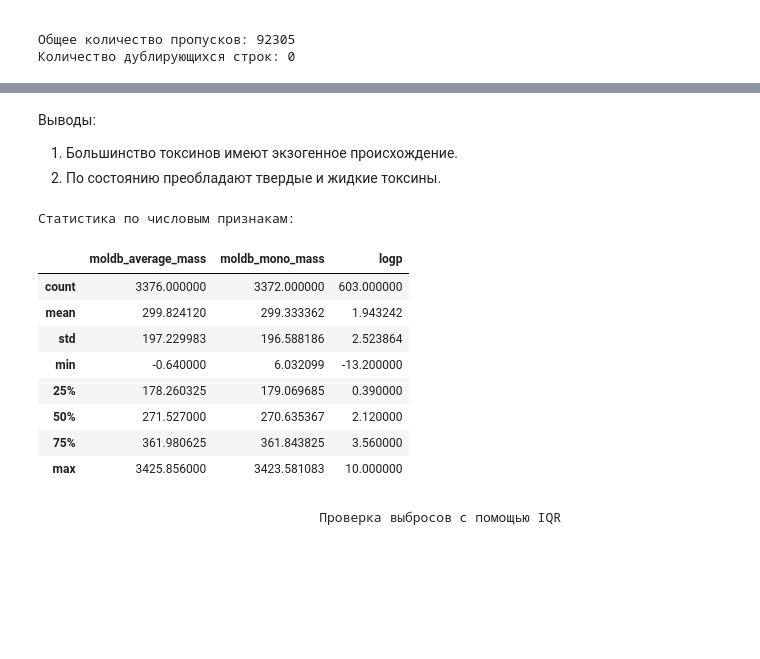
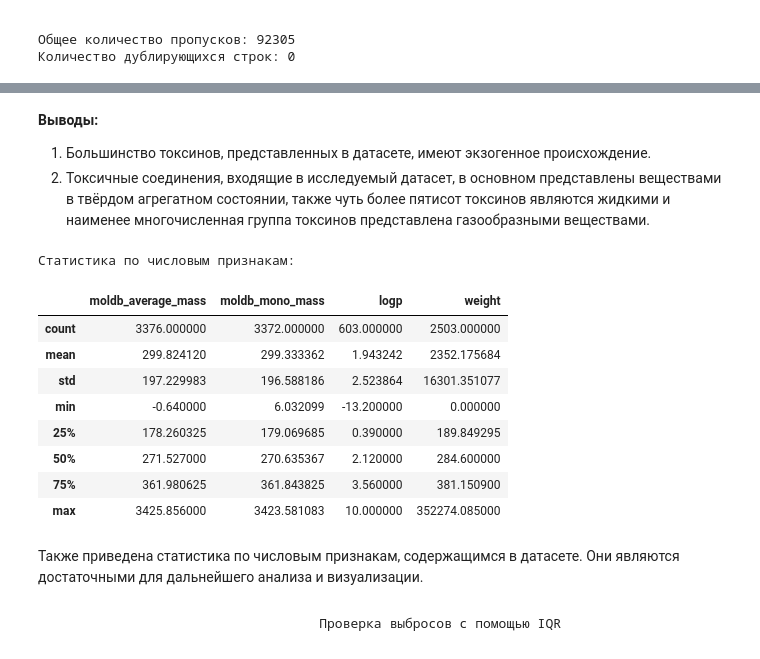
Before and after one commit to nverlis/project, a Jupyter notebook: notebooks/EDA.ipynb, the cells around one changed output, grey strips where cells are left out. Cells and saved outputs as stored; diff of their text form; code cells hidden in the pictures; blank space fills up the shorter version.

```diff
--- a/notebooks/EDA.ipynb
+++ b/notebooks/EDA.ipynb
@@ -152,26 +159,28 @@ Name: count, dtype: Int64
 # %% [markdown]
-Выводы:
-1. Большинство токсинов имеют экзогенное происхождение.
-2. По состоянию преобладают твердые и жидкие токсины.
+**Выводы:**
+1. Большинство токсинов, представленных в датасете, имеют экзогенное происхождение.
+2. Токсичные соединения, входящие в исследуемый датасет, в основном представлены веществами в твёрдом агрегатном состоянии, также чуть более пятисот токсинов являются жидкими и наименее многочисленная группа токсинов представлена газообразными веществами.
 # %%
-numeric_cols = ['moldb_average_mass', 'moldb_mono_mass', 'logp']
+numeric_cols = ['moldb_average_mass', 'moldb_mono_mass', 'logp', 'weight']
 for col in numeric_cols:
     if col in df.columns:
         df[col] = pd.to_numeric(df[col], errors='coerce')
 
 print("\nСтатистика по числовым признакам:")
 display(df[numeric_cols].describe())
 # %% [output]
 Статистика по числовым признакам:
-|  | moldb_average_mass | moldb_mono_mass | logp |
-| count | 3376.000000 | 3372.000000 | 603.000000 |
-| mean | 299.824120 | 299.333362 | 1.943242 |
-| std | 197.229983 | 196.588186 | 2.523864 |
-| min | -0.640000 | 6.032099 | -13.200000 |
-| 25% | 178.260325 | 179.069685 | 0.390000 |
-| 50% | 271.527000 | 270.635367 | 2.120000 |
-| 75% | 361.980625 | 361.843825 | 3.560000 |
-| max | 3425.856000 | 3423.581083 | 10.000000 |
+|  | moldb_average_mass | moldb_mono_mass | logp | weight |
+| count | 3376.000000 | 3372.000000 | 603.000000 | 2503.000000 |
+| mean | 299.824120 | 299.333362 | 1.943242 | 2352.175684 |
+| std | 197.229983 | 196.588186 | 2.523864 | 16301.351077 |
+| min | -0.640000 | 6.032099 | -13.200000 | 0.000000 |
+| 25% | 178.260325 | 179.069685 | 0.390000 | 189.849295 |
+| 50% | 271.527000 | 270.635367 | 2.120000 | 284.600000 |
+| 75% | 361.980625 | 361.843825 | 3.560000 | 381.150900 |
+| max | 3425.856000 | 3423.581083 | 10.000000 | 352274.085000 |
+# %% [markdown]
+Также приведена статистика по числовым признакам, содержащимся в датасете. Они являются достаточными для дальнейшего анализа и визуализации.
 # %% [markdown]
                                       Проверка выбросов с помощью IQR
 # %%
```
Also changed, not shown: parts of 30 cells of this notebook.
